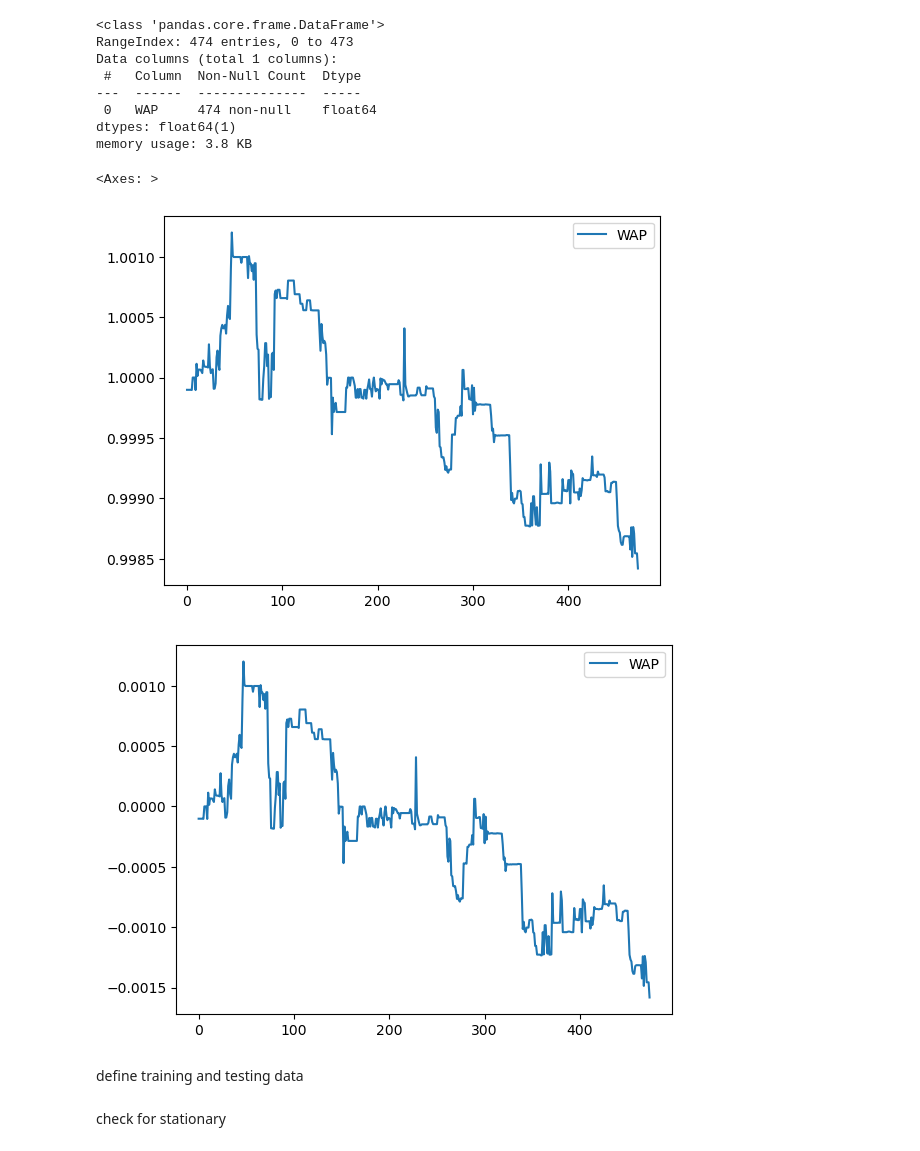
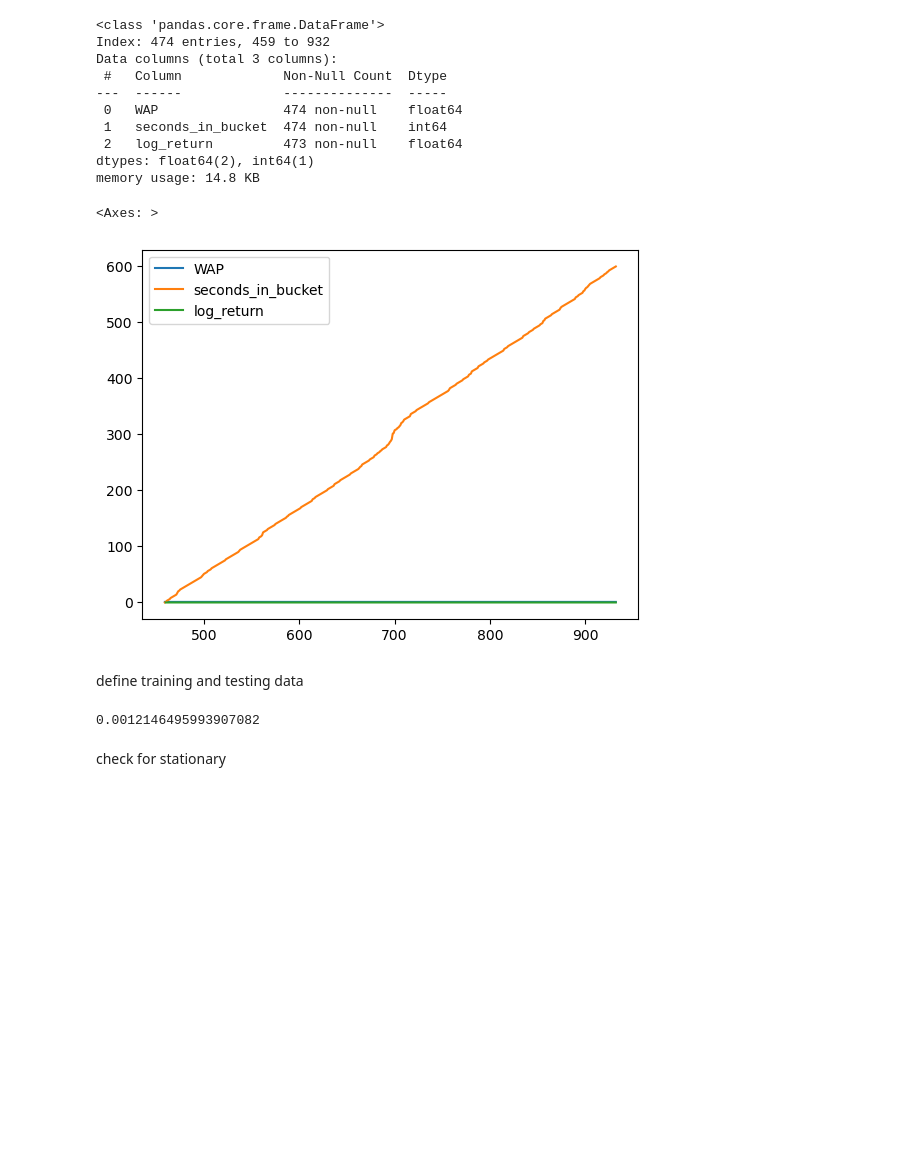
Before and after one commit to jmia2431/Optiver_Project, a Jupyter notebook: ARIMA 10.11.ipynb, the cells around one changed output. Drawn from its saved outputs; the diff is of its cells as text; code cells hidden in the pictures; blank space fills up the shorter version.

```diff
--- a/ARIMA 10.11.ipynb
+++ b/ARIMA 10.11.ipynb
@@ -10,31 +11,35 @@ from sklearn.metrics import mean_absolute_error, mean_absolute_percentage_error,
 # %%
 df = pd.read_csv("./individual_book_train/stock_10.csv")
 df['WAP'] = (df['bid_price1']*df['ask_size1'] + df['ask_price1']*df['bid_size1']) /\
     (df['bid_size1'] + df['ask_size1'])
-df_filtered = df[df['time_id'] == 11][['WAP']]
-df_filtered = df_filtered.reset_index(drop=True)
+df_filtered = df[df['time_id'] == 11][['WAP','seconds_in_bucket']]
+
+df_filtered = calculate_log_returns(df_filtered)
 
 df_filtered.info()
 df_filtered.plot()
-df_filtered_log = np.log(df_filtered)
-df_filtered_log.plot()
 # %% [output]
 <class 'pandas.core.frame.DataFrame'>
-RangeIndex: 474 entries, 0 to 473
-Data columns (total 1 columns):
- #   Column  Non-Null Count  Dtype
----  ------  --------------  -----
- 0   WAP     474 non-null    float64
-dtypes: float64(1)
-memory usage: 3.8 KB
+Index: 474 entries, 459 to 932
+Data columns (total 3 columns):
+ #   Column             Non-Null Count  Dtype
+---  ------             --------------  -----
+ 0   WAP                474 non-null    float64
+ 1   seconds_in_bucket  474 non-null    int64
+ 2   log_return         473 non-null    float64
+dtypes: float64(2), int64(1)
+memory usage: 14.8 KB
 <Axes: >
-[figure, old version]
+[figure, new version]
-[figure, removed]
 # %% [markdown]
 define training and testing data
 # %%
-df_train = df_filtered_log.iloc[:400].copy()
-df_test = df_filtered_log.iloc[400:].copy()
+df_train = df_filtered.loc[(df_filtered['seconds_in_bucket'] < 400)]
+df_test = df_filtered.loc[df_filtered['seconds_in_bucket'] >= 400]
+actual_volatility = calculate_volatility(np.array(df_test['log_return']))
+print(actual_volatility)
+# %% [output]
+0.0012146495993907082
 # %% [markdown]
 check for stationary
 # %%
```
Also changed, not shown: parts of 11 cells of this notebook, 1 other file.
